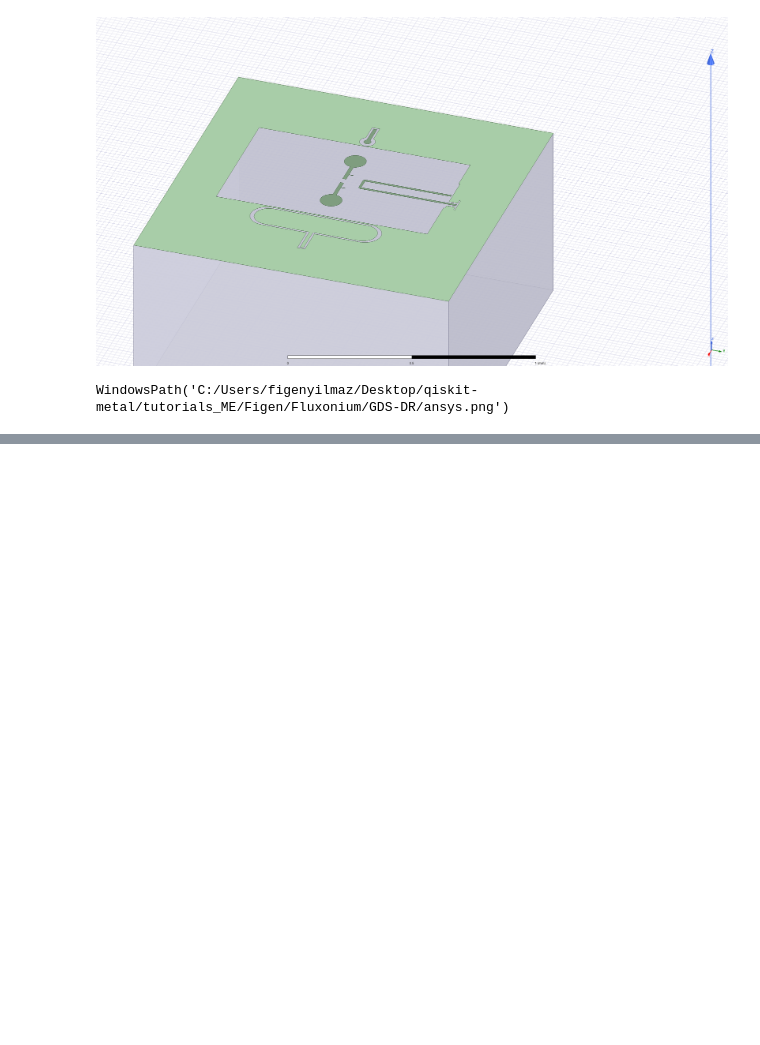
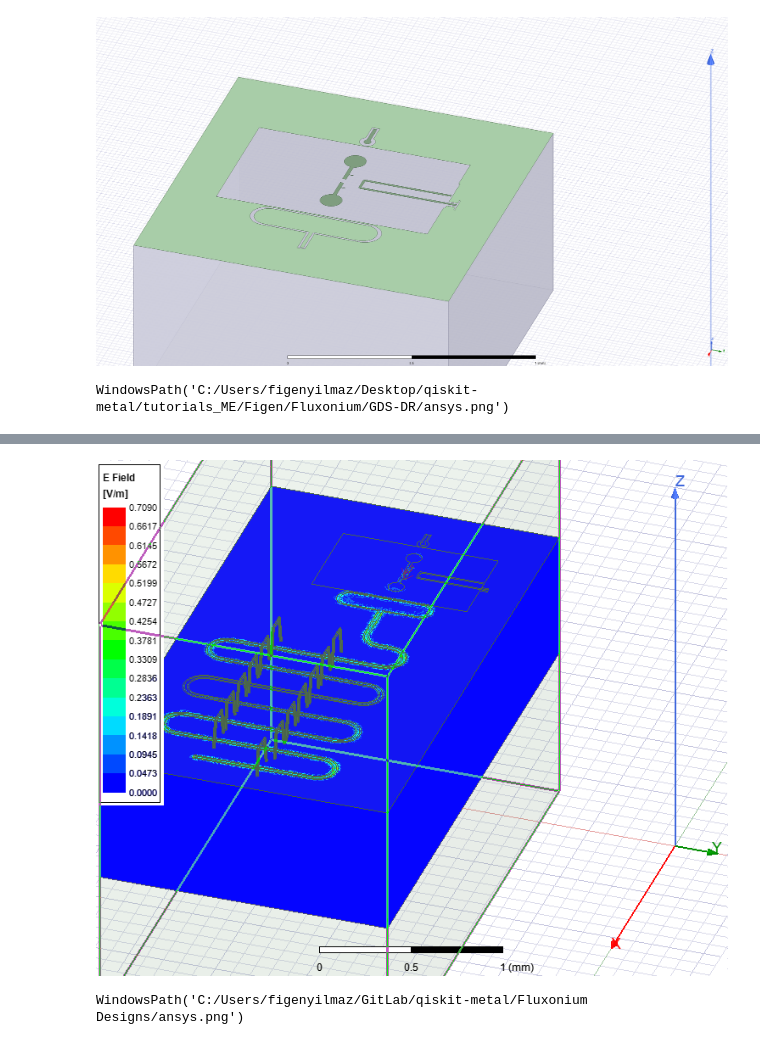
Before and after one commit to AndersenQubitLab/andersen-lab-qiskit-metal, a Jupyter notebook: Fluxonium Designs/Fluxonium_Pocket_6SingleQubit-V.3.2-LOM.ipynb, the cells around one changed output, grey strips where cells are left out. Saved outputs shown, nothing was run; the diff lists cells and outputs as text; code cells hidden in the pictures; blank space fills up the shorter version.

```diff
--- a/Fluxonium Designs/Fluxonium_Pocket_6SingleQubit-V.3.2-LOM.ipynb
+++ b/Fluxonium Designs/Fluxonium_Pocket_6SingleQubit-V.3.2-LOM.ipynb
@@ -224,0 +269,22 @@ True
+# %%
+# Each time you create a new quantum circuit design,
+# you start by instantiating a QDesign class.
+
+# The design class `DesignPlanar` is best for 2D circuit designs.
+design = designs.DesignPlanar()
+design.chips.main.material = 'silicon'
+design.variables['cpw_width'] = '15 um'
+design.variables['cpw_gap'] = '8.733 um'
+design._chips['main']['size']['size_x'] = '9mm'
+design._chips['main']['size']['size_y'] = '9mm'
+
+# If you disable the next line with "overwrite_enabled", then you will need to
+# delete a component [<component>.delete()] before recreating it.
+design.overwrite_enabled = True
+
+eig_qres = EPRanalysis(design, "hfss")
+hfss = design.renderers.hfss
+hfss = eig_qres.sim.renderer
+q3d = design.renderers.q3d
+
+gui = MetalGUI(design)
@@ -224,0 +564,5 @@ True
+# %%
+hfss.modeler._modeler.ShowWindow()
+hfss.plot_ansys_fields('main')
+hfss.save_screenshot()
+# %% [output]
@@ -224,0 +570,2 @@ True
+[figure, added]
+WindowsPath('C:/Users/figenyilmaz/GitLab/qiskit-metal/Fluxonium Designs/ansys.png')
```
Also changed, not shown: parts of 39 cells of this notebook, 4 other files.
